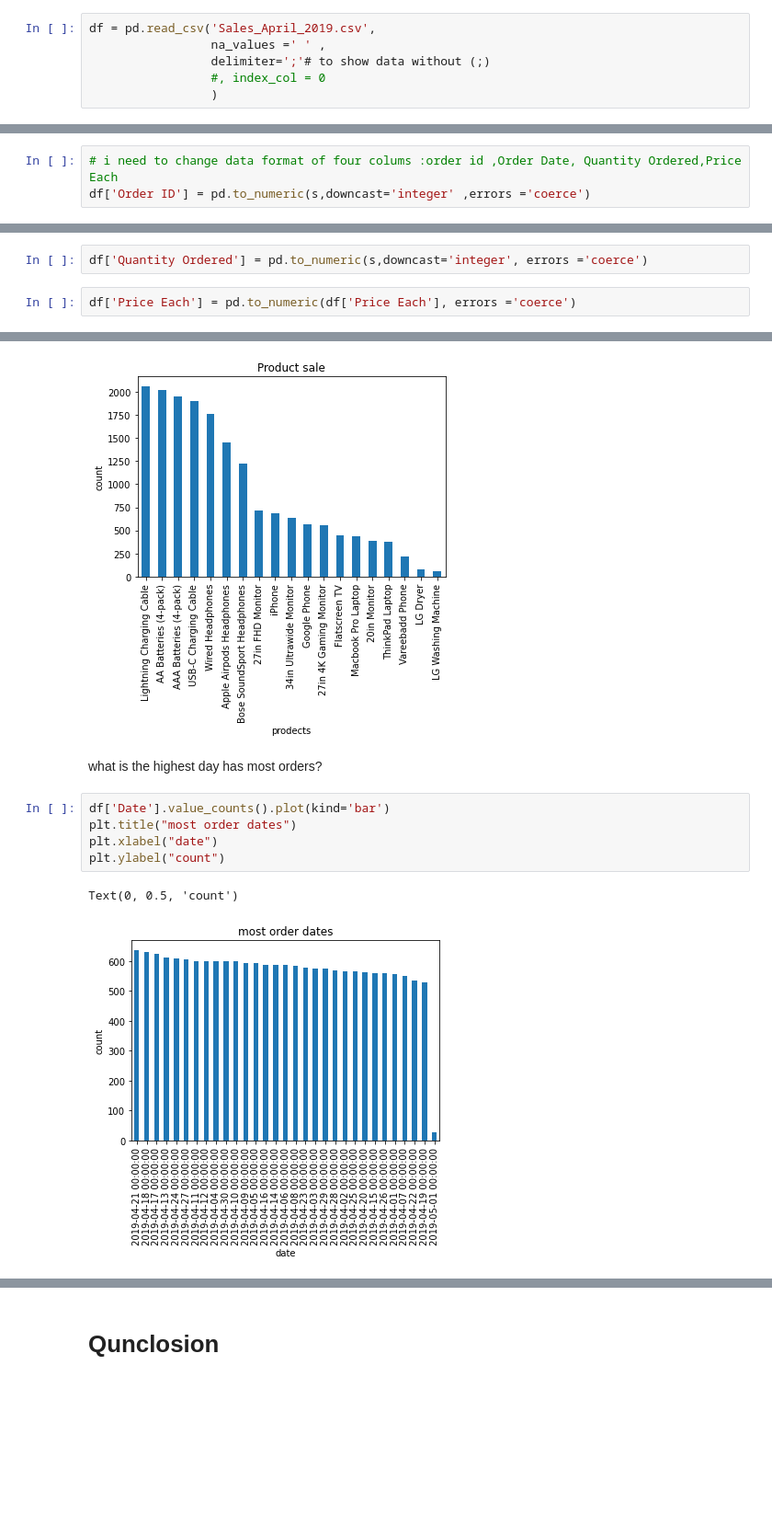
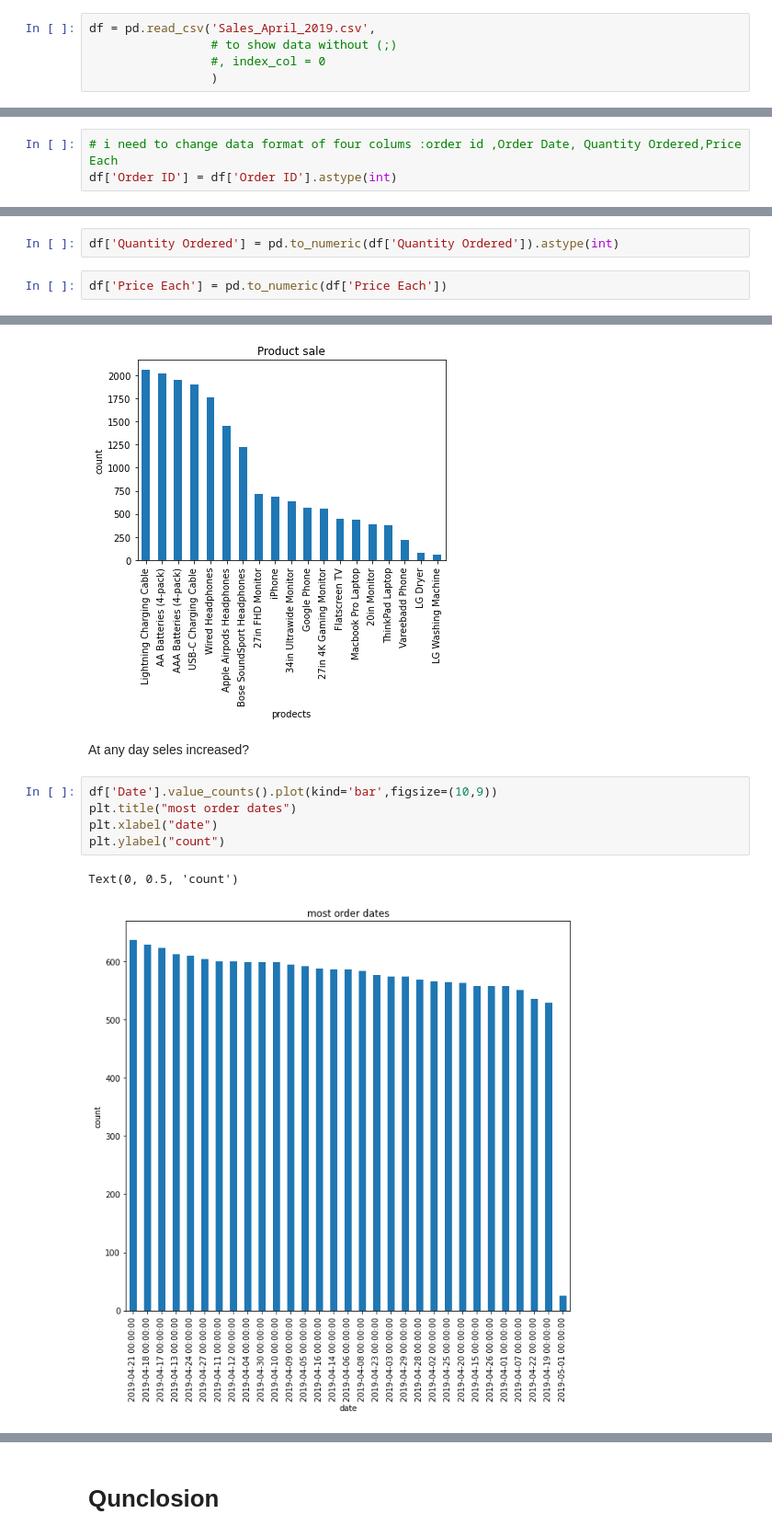
Before and after one commit to RazanAlzahrani1/EC_EDA, a Jupyter notebook: E company.ipynb, the cells around one changed output, grey strips where cells are left out. Shown at 92% size. Saved outputs shown, nothing was run; the diff lists cells and outputs as text; blank space fills up the shorter version.

```diff
--- a/E company.ipynb
+++ b/E company.ipynb
@@ -30,8 +31,7 @@ from datetime import datetime
 # <a name=load>Load data</a>
 # %%
 df = pd.read_csv('Sales_April_2019.csv',
-                 na_values =' ' ,
-                 delimiter=';'# to show data without (;)
+                 # to show data without (;)
                  #, index_col = 0
                  )
 # %%
@@ -66,3 +64,3 @@ s = pd.Series(df['Order ID'],dtype='Int64')
 # %%
 # i need to change data format of four colums :order id ,Order Date, Quantity Ordered,Price Each
-df['Order ID'] = pd.to_numeric(s,downcast='integer' ,errors ='coerce')
+df['Order ID'] = df['Order ID'].astype(int)
@@ -84,7 +98,7 @@ s = pd.Series(df['Quantity Ordered'],dtype='Int64')
 # %%
-df['Quantity Ordered'] = pd.to_numeric(s,downcast='integer', errors ='coerce')
+df['Quantity Ordered'] = pd.to_numeric(df['Quantity Ordered']).astype(int)
 # %%
-df['Price Each'] = pd.to_numeric(df['Price Each'], errors ='coerce')
+df['Price Each'] = pd.to_numeric(df['Price Each'])
 # %%
 df.info()
 # %% [output]
@@ -340,12 +331,12 @@ plt.ylabel("count")
 Text(0, 0.5, 'count')
 [figure]
 # %% [markdown]
-what is the highest day has most orders?
+At any day seles increased?
 # %%
-df['Date'].value_counts().plot(kind='bar')
+df['Date'].value_counts().plot(kind='bar',figsize=(10,9))
 plt.title("most order dates")
 plt.xlabel("date")
 plt.ylabel("count")
 # %% [output]
 Text(0, 0.5, 'count')
-[figure, old version]
+[figure, new version]
```
Also changed, not shown: parts of 22 cells of this notebook.
